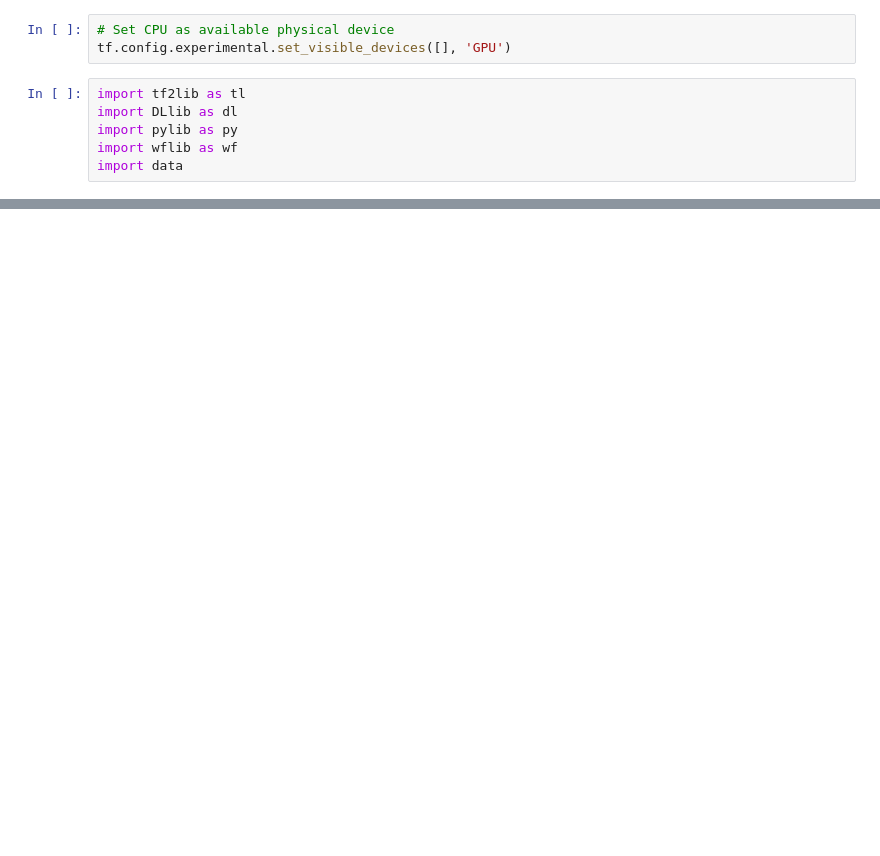
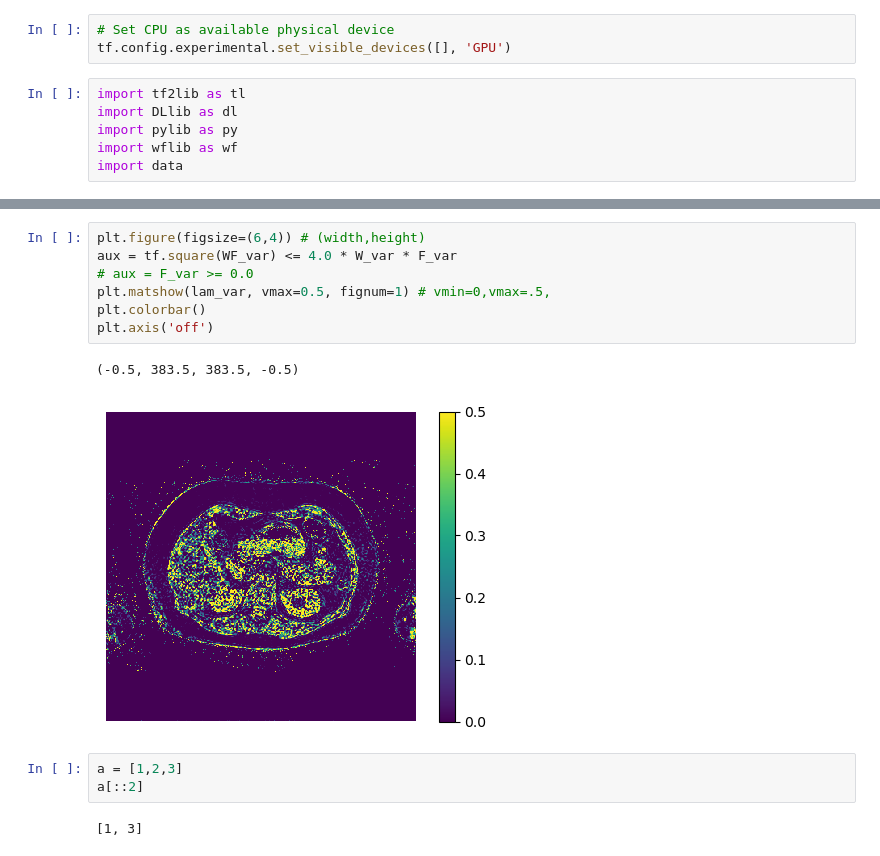
Before and after one commit to jpmeneses/IDEAL-GAN, a Jupyter notebook: show-LS.ipynb, the cells around one changed output, grey strips where cells are left out. Saved outputs shown, nothing was run; the diff lists cells and outputs as text; blank space fills up the shorter version.

```diff
--- a/show-LS.ipynb
+++ b/show-LS.ipynb
@@ -161,0 +215,15 @@ plt.show()
+# %%
+plt.figure(figsize=(6,4)) # (width,height)
+aux = tf.square(WF_var) <= 4.0 * W_var * F_var
+# aux = F_var >= 0.0
+plt.matshow(lam_var, vmax=0.5, fignum=1) # vmin=0,vmax=.5,
+plt.colorbar()
+plt.axis('off')
+# %% [output]
+(-0.5, 383.5, 383.5, -0.5)
+[figure, added]
+# %%
+a = [1,2,3]
+a[::2]
+# %% [output]
+[1, 3]
```
Also changed, not shown: parts of 13 cells of this notebook.
